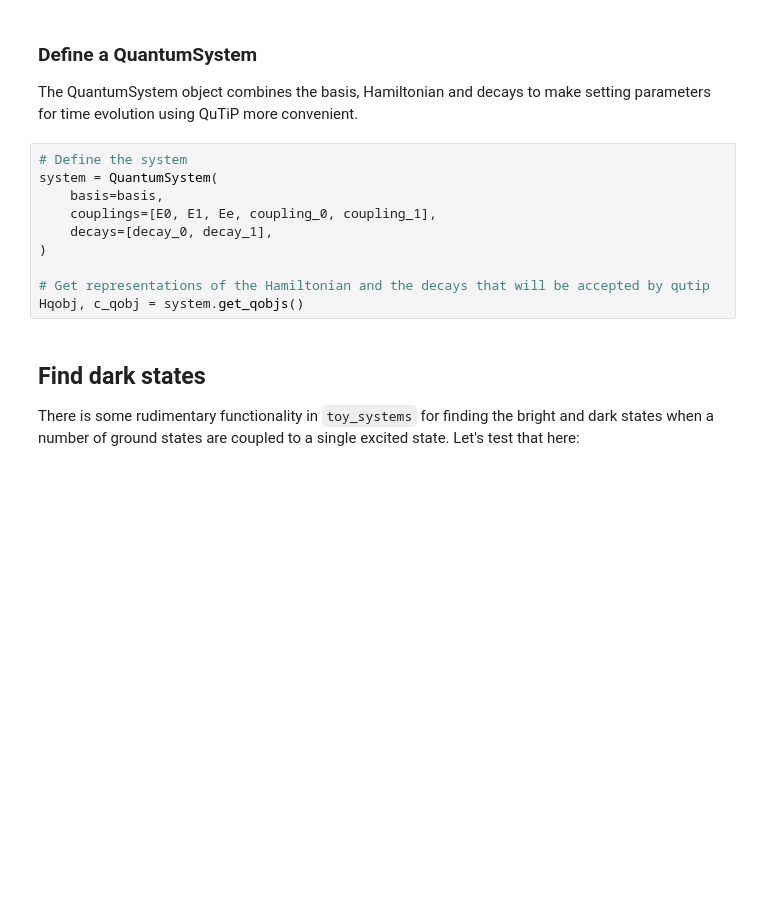
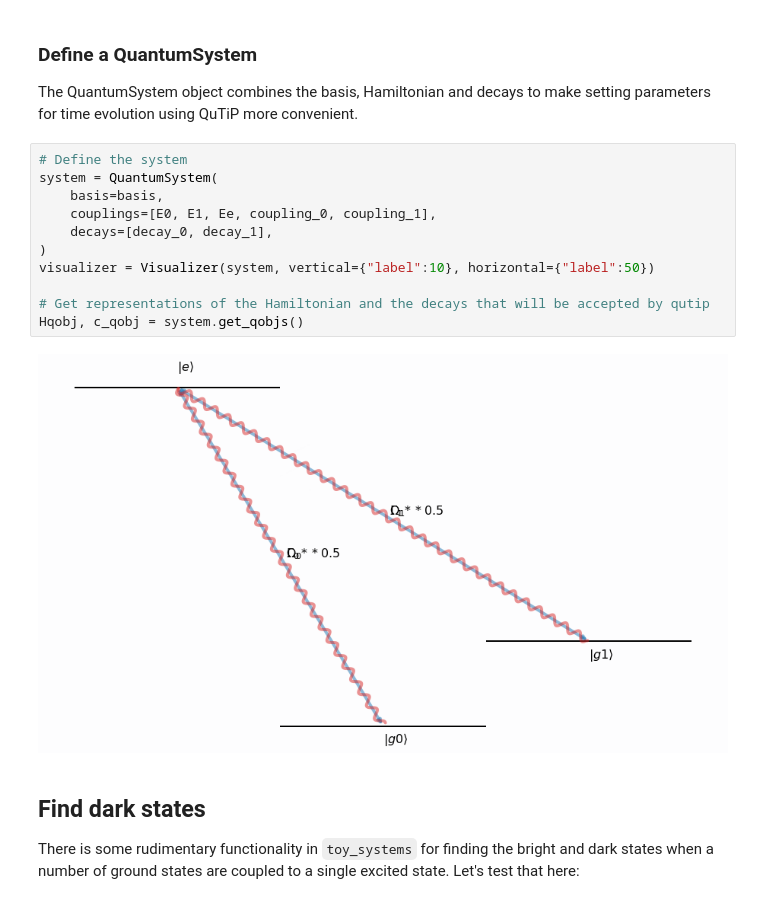
Before and after one commit to otimgren/toy-systems, a Jupyter notebook: examples/Coherent dark states in a 3-level system.ipynb, the cells around one changed output. Drawn from its saved outputs; the diff is of its cells as text; blank space fills up the shorter version.

```diff
--- a/examples/Coherent dark states in a 3-level system.ipynb
+++ b/examples/Coherent dark states in a 3-level system.ipynb
@@ -69,13 +70,16 @@ The QuantumSystem object combines the basis, Hamiltonian and decays to make sett
 # %%
 # Define the system
 system = QuantumSystem(
     basis=basis,
     couplings=[E0, E1, Ee, coupling_0, coupling_1],
     decays=[decay_0, decay_1],
 )
+visualizer = Visualizer(system, vertical={"label":10}, horizontal={"label":50})
 
 # Get representations of the Hamiltonian and the decays that will be accepted by qutip
 Hqobj, c_qobj = system.get_qobjs()
+# %% [output]
+[figure, added]
 # %% [markdown]
 ## Find dark states
 There is some rudimentary functionality in `toy_systems` for finding the bright and dark states when a number of ground states are coupled to a single excited state. Let's test that here:
```
Also changed, not shown: parts of 8 cells of this notebook, 7 other files.
